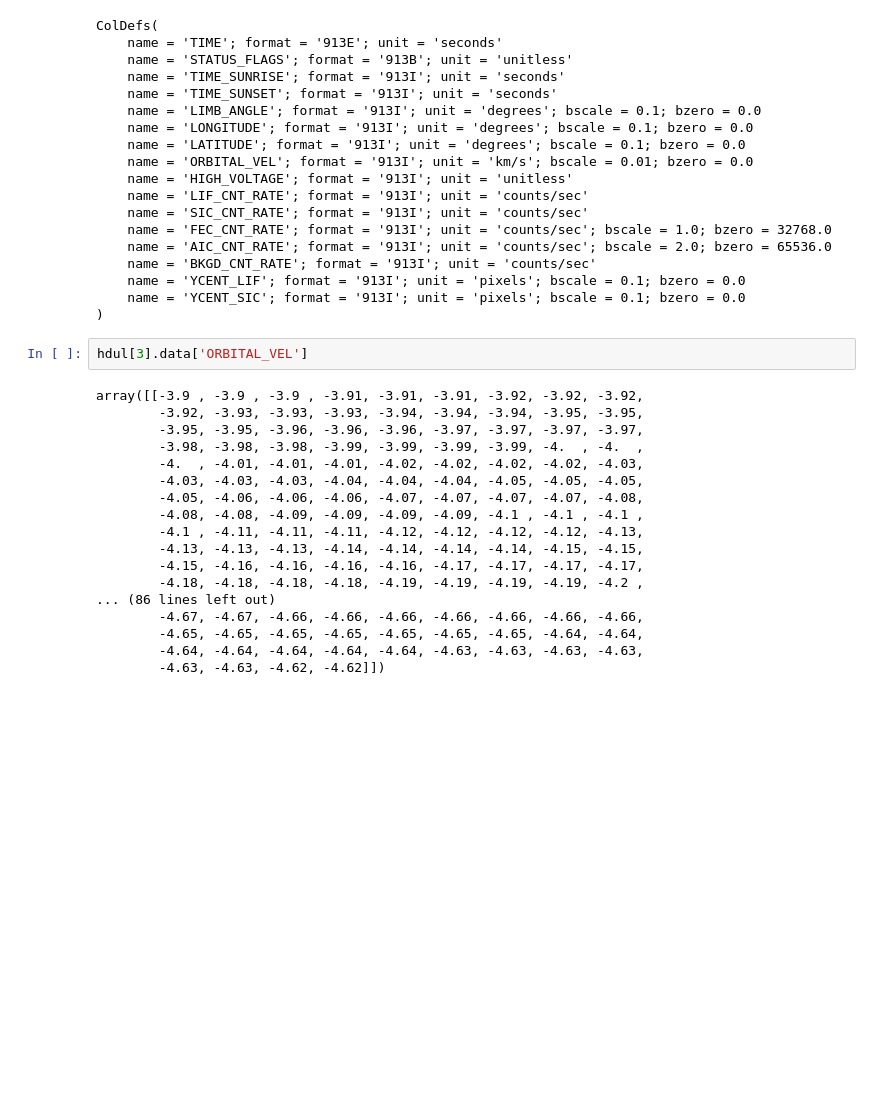
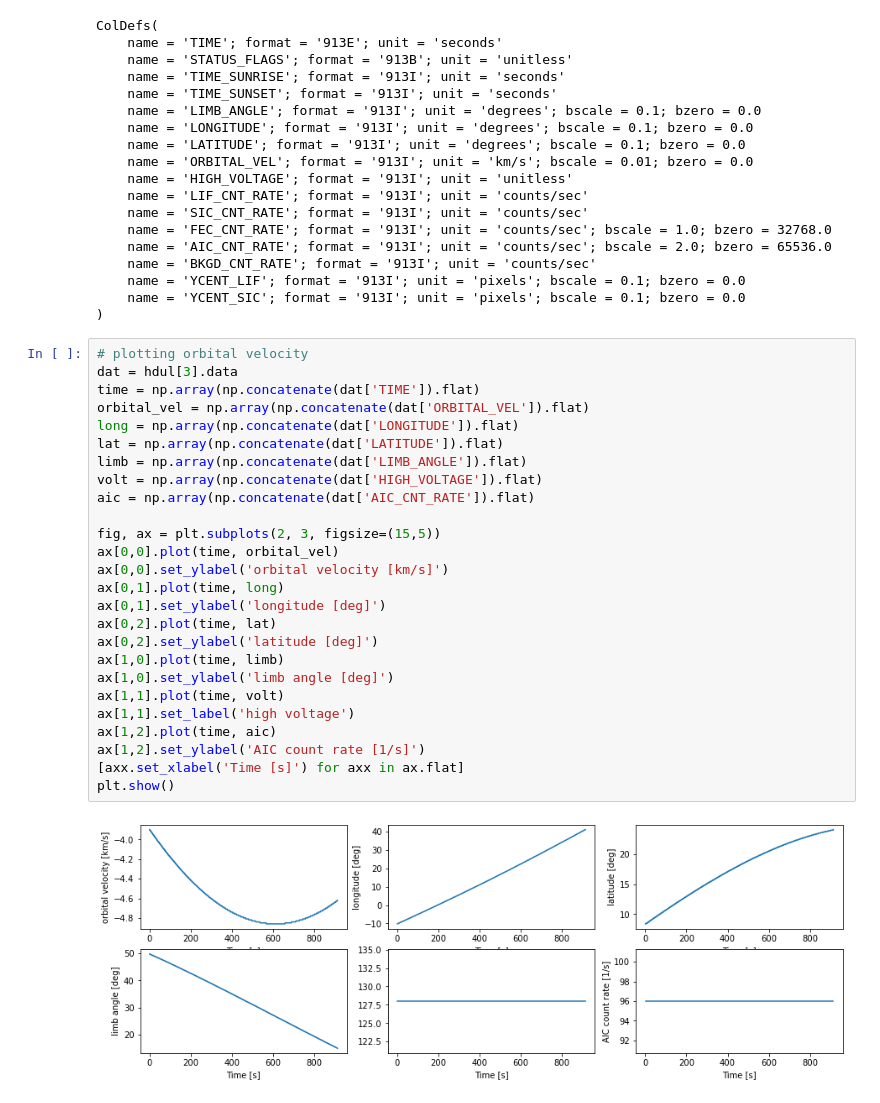
Before and after one commit to kepplerm/FUSE_pipeline_exploration, a Jupyter notebook: pipeline_exploration.ipynb, the cells around one changed output. Drawn from its saved outputs; the diff is of its cells as text; blank space fills up the shorter version.

Commit message:
Added plot for parameters from third file extensions

```diff
--- a/pipeline_exploration.ipynb
+++ b/pipeline_exploration.ipynb
@@ -170,22 +170,30 @@ ColDefs(
     name = 'YCENT_SIC'; format = '913I'; unit = 'pixels'; bscale = 0.1; bzero = 0.0
 )
 # %%
-hdul[3].data['ORBITAL_VEL']
+# plotting orbital velocity
+dat = hdul[3].data
+time = np.array(np.concatenate(dat['TIME']).flat)
+orbital_vel = np.array(np.concatenate(dat['ORBITAL_VEL']).flat)
+long = np.array(np.concatenate(dat['LONGITUDE']).flat)
+lat = np.array(np.concatenate(dat['LATITUDE']).flat)
+limb = np.array(np.concatenate(dat['LIMB_ANGLE']).flat)
+volt = np.array(np.concatenate(dat['HIGH_VOLTAGE']).flat)
+aic = np.array(np.concatenate(dat['AIC_CNT_RATE']).flat)
+
+fig, ax = plt.subplots(2, 3, figsize=(15,5))
+ax[0,0].plot(time, orbital_vel)
+ax[0,0].set_ylabel('orbital velocity [km/s]')
+ax[0,1].plot(time, long)
+ax[0,1].set_ylabel('longitude [deg]')
+ax[0,2].plot(time, lat)
+ax[0,2].set_ylabel('latitude [deg]')
+ax[1,0].plot(time, limb)
+ax[1,0].set_ylabel('limb angle [deg]')
+ax[1,1].plot(time, volt)
+ax[1,1].set_label('high voltage')
+ax[1,2].plot(time, aic)
+ax[1,2].set_ylabel('AIC count rate [1/s]')
+[axx.set_xlabel('Time [s]') for axx in ax.flat]
+plt.show()
 # %% [output]
-array([[-3.9 , -3.9 , -3.9 , -3.91, -3.91, -3.91, -3.92, -3.92, -3.92,
-        -3.92, -3.93, -3.93, -3.93, -3.94, -3.94, -3.94, -3.95, -3.95,
-        -3.95, -3.95, -3.96, -3.96, -3.96, -3.97, -3.97, -3.97, -3.97,
-        -3.98, -3.98, -3.98, -3.99, -3.99, -3.99, -3.99, -4.  , -4.  ,
-        -4.  , -4.01, -4.01, -4.01, -4.02, -4.02, -4.02, -4.02, -4.03,
-        -4.03, -4.03, -4.03, -4.04, -4.04, -4.04, -4.05, -4.05, -4.05,
-        -4.05, -4.06, -4.06, -4.06, -4.07, -4.07, -4.07, -4.07, -4.08,
-        -4.08, -4.08, -4.09, -4.09, -4.09, -4.09, -4.1 , -4.1 , -4.1 ,
-        -4.1 , -4.11, -4.11, -4.11, -4.12, -4.12, -4.12, -4.12, -4.13,
-        -4.13, -4.13, -4.13, -4.14, -4.14, -4.14, -4.14, -4.15, -4.15,
-        -4.15, -4.16, -4.16, -4.16, -4.16, -4.17, -4.17, -4.17, -4.17,
-        -4.18, -4.18, -4.18, -4.18, -4.19, -4.19, -4.19, -4.19, -4.2 ,
-... (86 lines left out)
-        -4.67, -4.67, -4.66, -4.66, -4.66, -4.66, -4.66, -4.66, -4.66,
-        -4.65, -4.65, -4.65, -4.65, -4.65, -4.65, -4.65, -4.64, -4.64,
-        -4.64, -4.64, -4.64, -4.64, -4.64, -4.63, -4.63, -4.63, -4.63,
-        -4.63, -4.63, -4.62, -4.62]])
+[figure, added]
```
